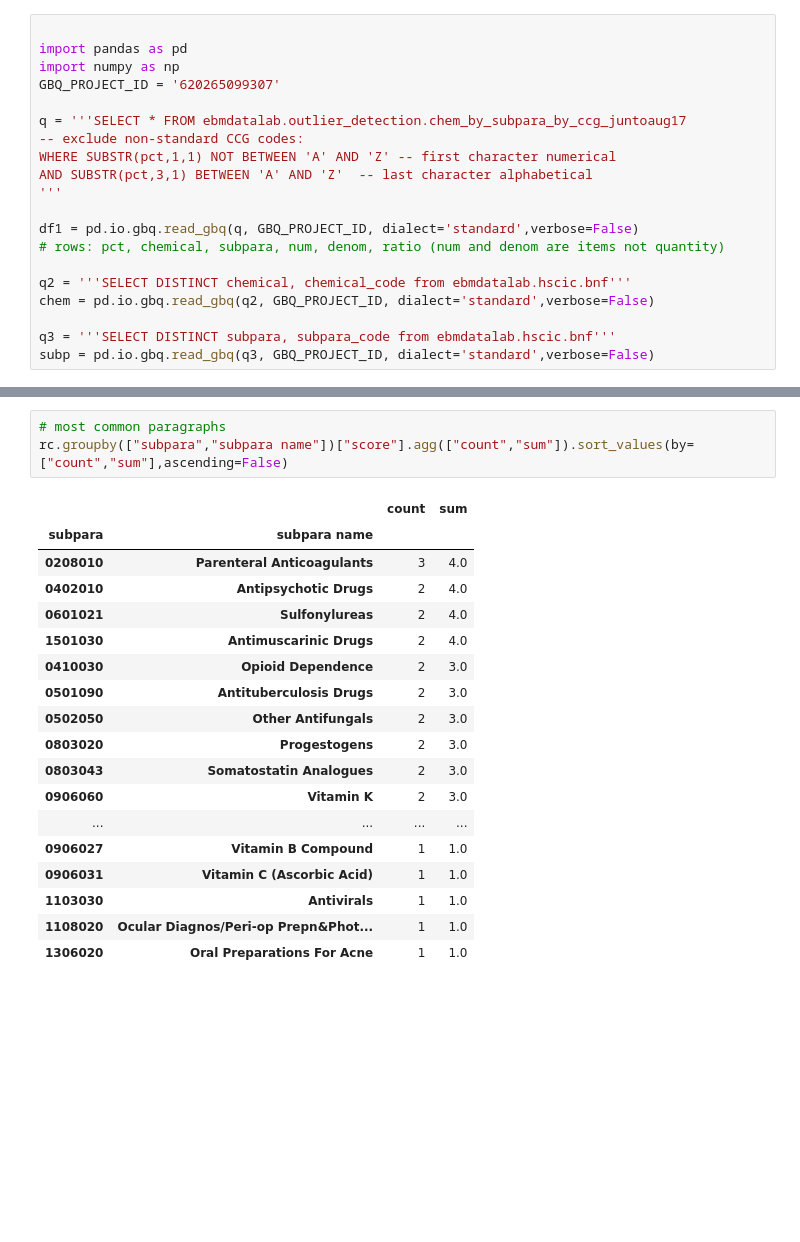
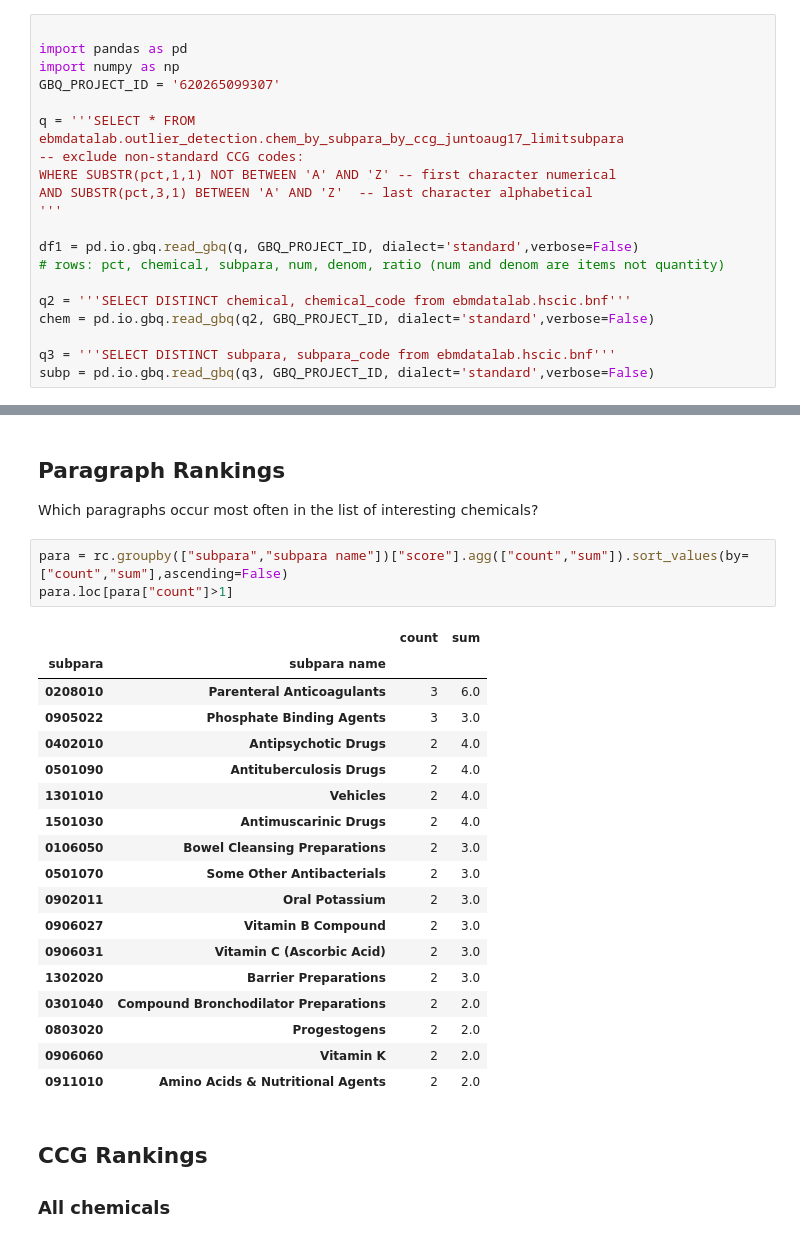
Before and after one commit to ebmdatalab/outlier-detection, a Jupyter notebook: kurtosis/Kurtosis.ipynb, the cells around one changed output, grey strips where cells are left out. Saved outputs shown, nothing was run; the diff lists cells and outputs as text; blank space fills up the shorter version.

```diff
--- a/kurtosis/Kurtosis.ipynb
+++ b/kurtosis/Kurtosis.ipynb
@@ -4,7 +4,7 @@ import pandas as pd
 import numpy as np
 GBQ_PROJECT_ID = '620265099307'
 
-q = '''SELECT * FROM ebmdatalab.outlier_detection.chem_by_subpara_by_ccg_juntoaug17
+q = '''SELECT * FROM ebmdatalab.outlier_detection.chem_by_subpara_by_ccg_juntoaug17_limitsubpara
 -- exclude non-standard CCG codes:
 WHERE SUBSTR(pct,1,1) NOT BETWEEN 'A' AND 'Z' -- first character numerical
 AND SUBSTR(pct,3,1) BETWEEN 'A' AND 'Z'  -- last character alphabetical
@@ -241,25 +224,31 @@ rc.sort_values(by=["score","range","kurtosis"],ascending=False)
+# %% [markdown]
+## Paragraph Rankings
+Which paragraphs occur most often in the list of interesting chemicals?
 # %%
-# most common paragraphs
-rc.groupby(["subpara","subpara name"])["score"].agg(["count","sum"]).sort_values(by=["count","sum"],ascending=False)
+para = rc.groupby(["subpara","subpara name"])["score"].agg(["count","sum"]).sort_values(by=["count","sum"],ascending=False)
+para.loc[para["count"]>1]
 # %% [output]
 |  |  | count | sum |
 | subpara | subpara name |  |  |
-| 0208010 | Parenteral Anticoagulants | 3 | 4.0 |
+| 0208010 | Parenteral Anticoagulants | 3 | 6.0 |
+| 0905022 | Phosphate Binding Agents | 3 | 3.0 |
 | 0402010 | Antipsychotic Drugs | 2 | 4.0 |
-| 0601021 | Sulfonylureas | 2 | 4.0 |
+| 0501090 | Antituberculosis Drugs | 2 | 4.0 |
+| 1301010 | Vehicles | 2 | 4.0 |
 | 1501030 | Antimuscarinic Drugs | 2 | 4.0 |
-| 0410030 | Opioid Dependence | 2 | 3.0 |
-| 0501090 | Antituberculosis Drugs | 2 | 3.0 |
-| 0502050 | Other Antifungals | 2 | 3.0 |
-| 0803020 | Progestogens | 2 | 3.0 |
-| 0803043 | Somatostatin Analogues | 2 | 3.0 |
-| 0906060 | Vitamin K | 2 | 3.0 |
-| ... | ... | ... | ... |
-| 0906027 | Vitamin B Compound | 1 | 1.0 |
-| 0906031 | Vitamin C (Ascorbic Acid) | 1 | 1.0 |
-| 1103030 | Antivirals | 1 | 1.0 |
-| 1108020 | Ocular Diagnos/Peri-op Prepn&Phot... | 1 | 1.0 |
-| 1306020 | Oral Preparations For Acne | 1 | 1.0 |
+| 0106050 | Bowel Cleansing Preparations | 2 | 3.0 |
+| 0501070 | Some Other Antibacterials | 2 | 3.0 |
+| 0902011 | Oral Potassium | 2 | 3.0 |
+| 0906027 | Vitamin B Compound | 2 | 3.0 |
+| 0906031 | Vitamin C (Ascorbic Acid) | 2 | 3.0 |
+| 1302020 | Barrier Preparations | 2 | 3.0 |
+| 0301040 | Compound Bronchodilator Preparations | 2 | 2.0 |
+| 0803020 | Progestogens | 2 | 2.0 |
+| 0906060 | Vitamin K | 2 | 2.0 |
+| 0911010 | Amino Acids & Nutritional Agents | 2 | 2.0 |
+# %% [markdown]
+## CCG Rankings
+### All chemicals
 # %%
 dftest = data2#.head(1000)
 dftest
```
Also changed, not shown: parts of 26 cells of this notebook.
